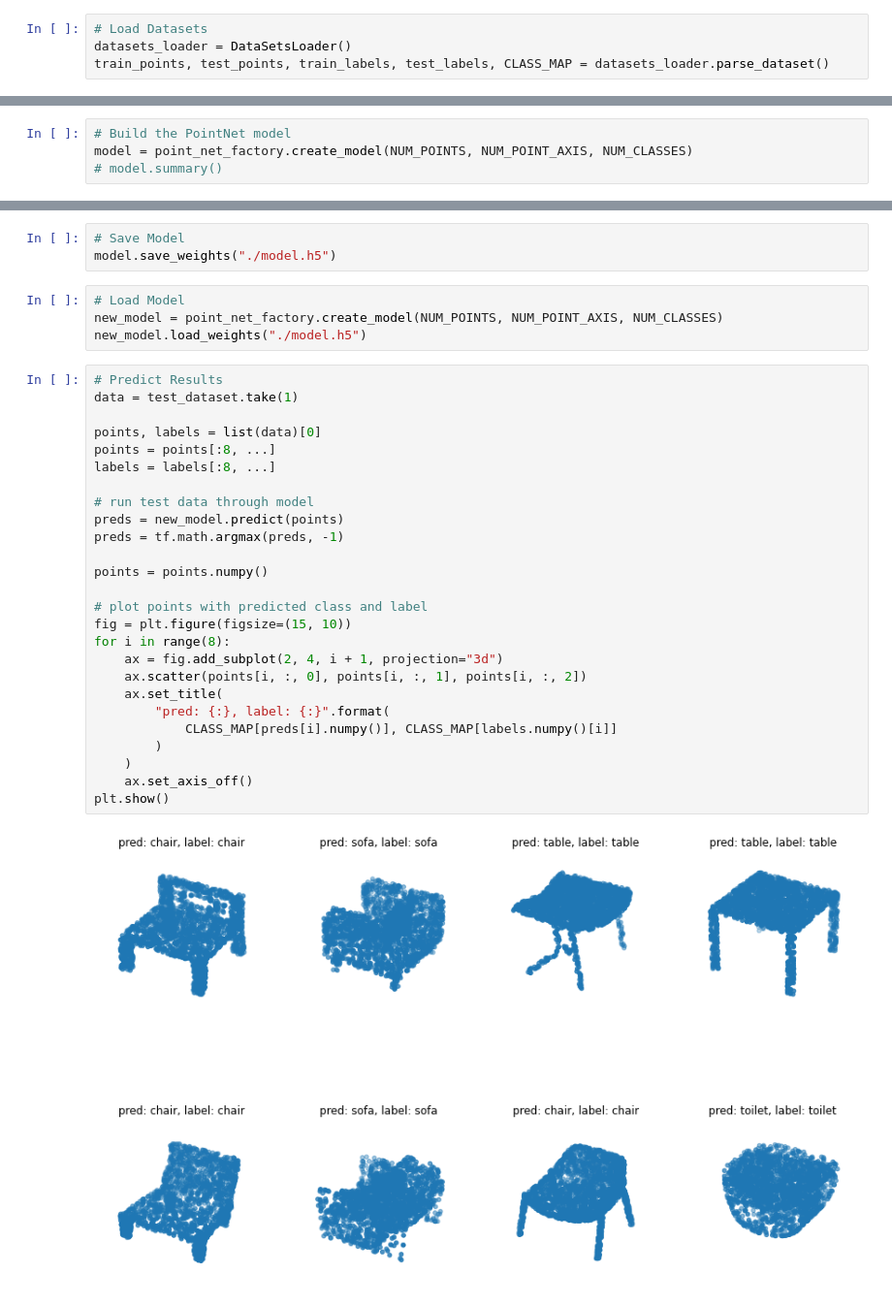
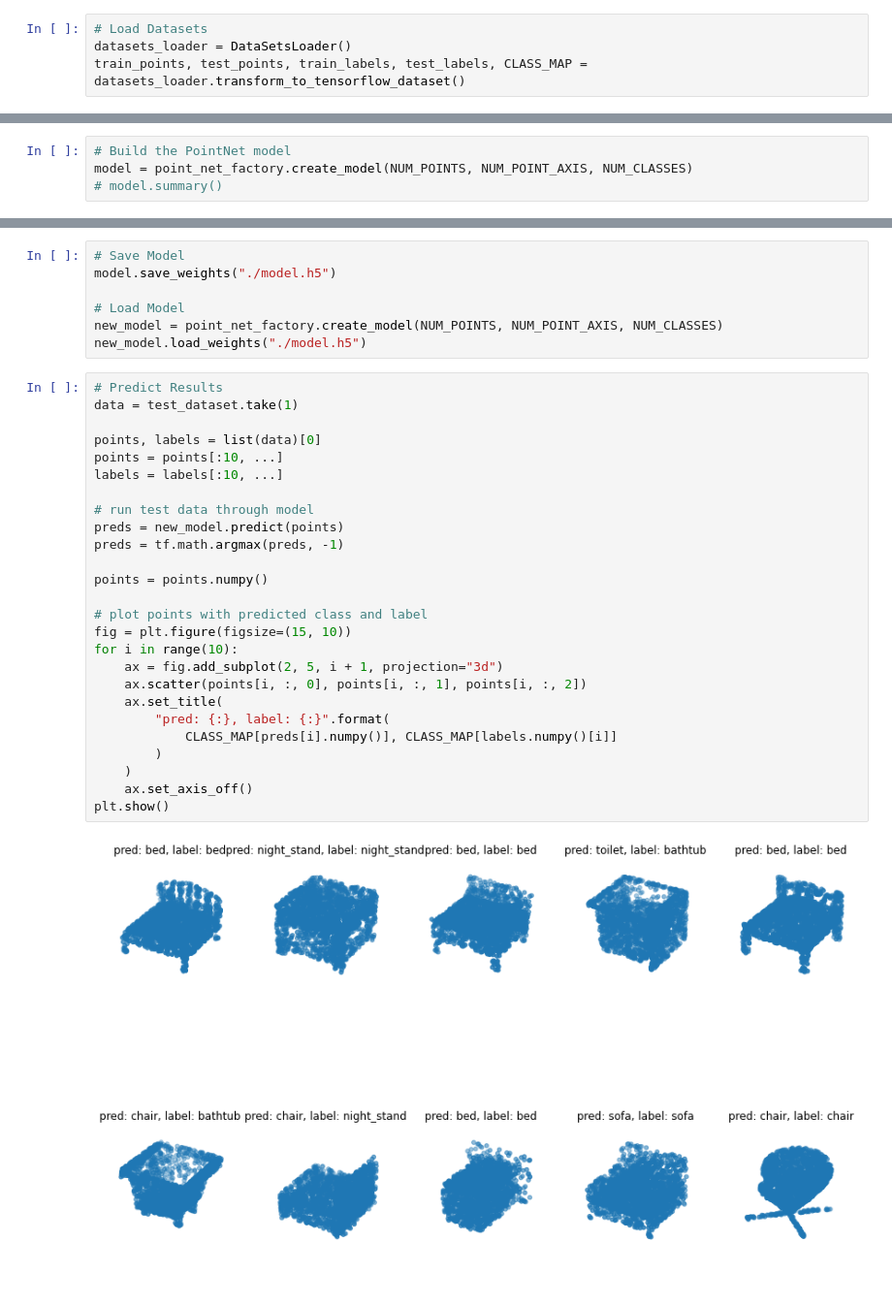
Before and after one commit to binweil/point-cloud-machine-learning, a Jupyter notebook: point-net/point-net-classification.ipynb, the cells around one changed output, grey strips where cells are left out. Shown at 97% size. Cells and saved outputs as stored; diff of their text form.

Commit message:
Model Improvement

```diff
--- a/point-net/point-net-classification.ipynb
+++ b/point-net/point-net-classification.ipynb
@@ -26,6 +26,6 @@ GPUs Available:  [PhysicalDevice(name='/physical_device:GPU:0', device_type='GPU
 # %%
 # Load Datasets
 datasets_loader = DataSetsLoader()
-train_points, test_points, train_labels, test_labels, CLASS_MAP = datasets_loader.parse_dataset()
+train_points, test_points, train_labels, test_labels, CLASS_MAP = datasets_loader.transform_to_tensorflow_dataset()
 # %% [output]
 processing class: bathtub
@@ -94,35 +87,35 @@ Epoch 20/20
 # %%
 # Save Model
 model.save_weights("./model.h5")
+
+# Load Model
+new_model = point_net_factory.create_model(NUM_POINTS, NUM_POINT_AXIS, NUM_CLASSES)
+new_model.load_weights("./model.h5")
-# %%
-# Load Model
-new_model = point_net_factory.create_model(NUM_POINTS, NUM_POINT_AXIS, NUM_CLASSES)
-new_model.load_weights("./model.h5")
 # %%
 # Predict Results
 data = test_dataset.take(1)
 
 points, labels = list(data)[0]
-points = points[:8, ...]
-labels = labels[:8, ...]
+points = points[:10, ...]
+labels = labels[:10, ...]
 
 # run test data through model
 preds = new_model.predict(points)
 preds = tf.math.argmax(preds, -1)
 
 points = points.numpy()
 
 # plot points with predicted class and label
 fig = plt.figure(figsize=(15, 10))
-for i in range(8):
-    ax = fig.add_subplot(2, 4, i + 1, projection="3d")
+for i in range(10):
+    ax = fig.add_subplot(2, 5, i + 1, projection="3d")
     ax.scatter(points[i, :, 0], points[i, :, 1], points[i, :, 2])
     ax.set_title(
         "pred: {:}, label: {:}".format(
             CLASS_MAP[preds[i].numpy()], CLASS_MAP[labels.numpy()[i]]
         )
     )
     ax.set_axis_off()
 plt.show()
 # %% [output]
-[figure, old version]
+[figure, new version]
```
Also changed, not shown: parts of 3 cells of this notebook, 4 other files.
